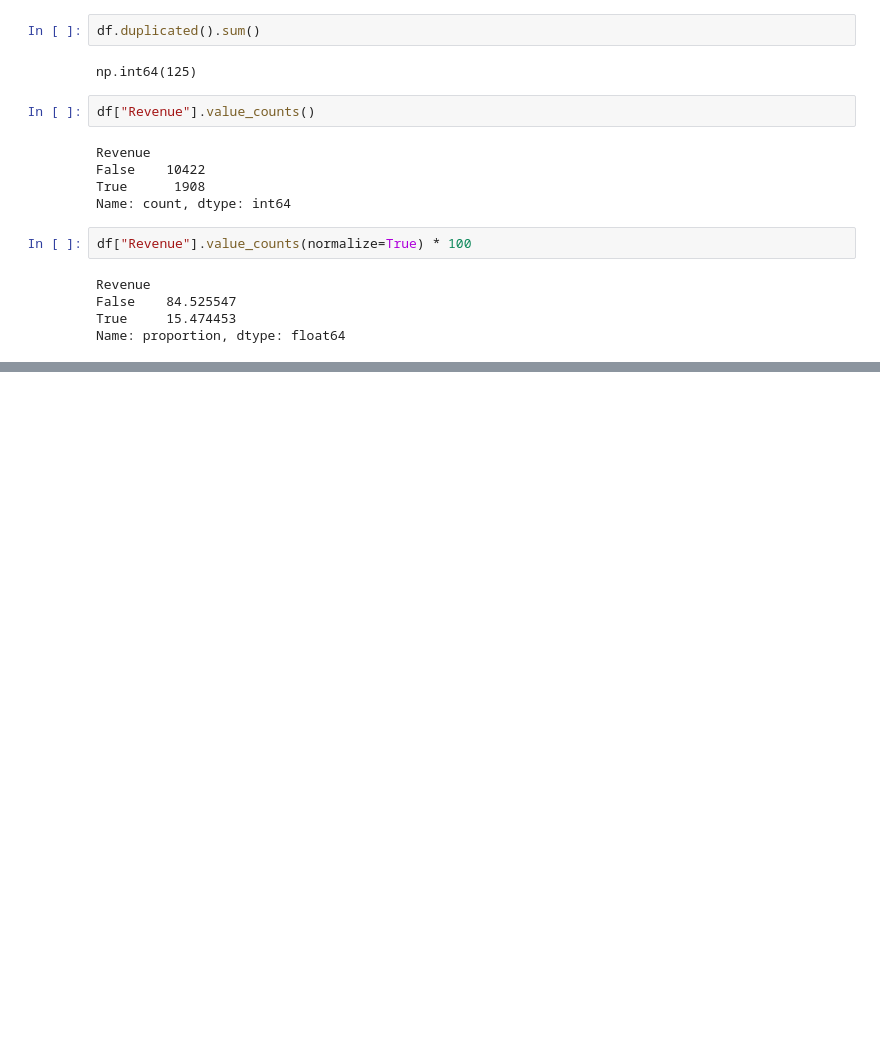
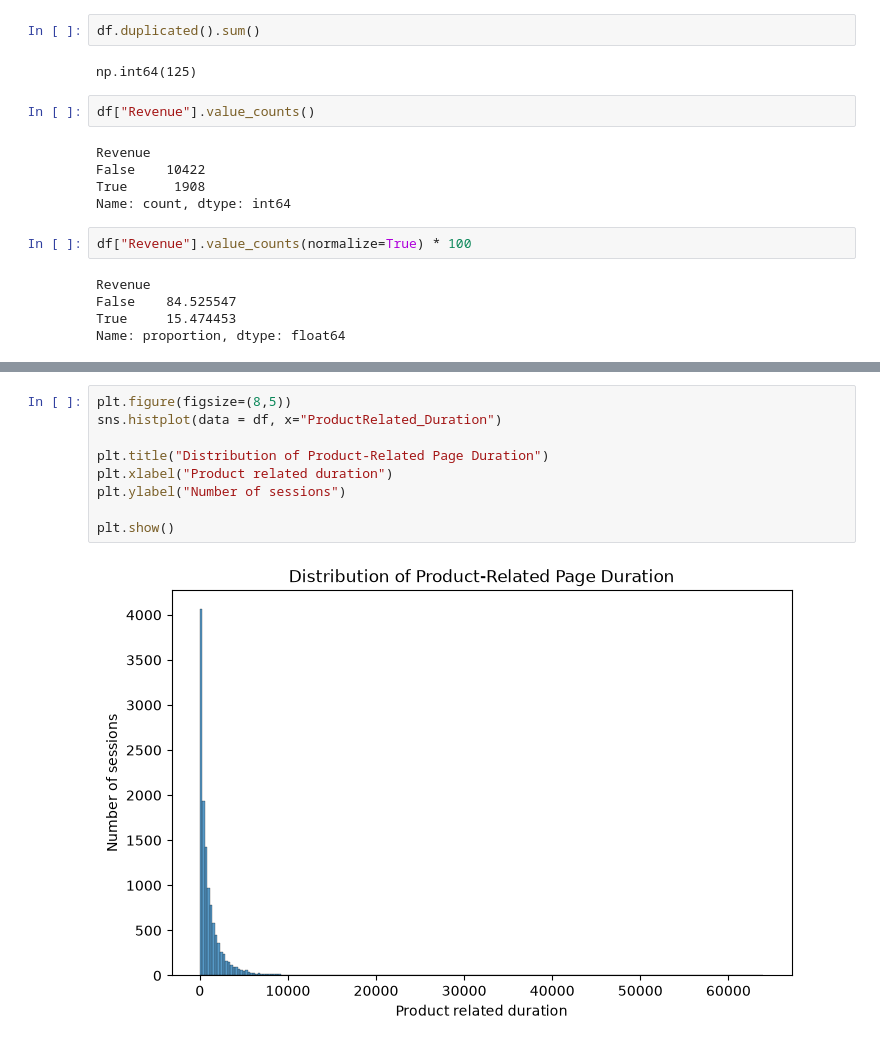
Before and after one commit to devdhruvsingh/ecommerce-purchase-predictions, a Jupyter notebook: notebooks/01_data_exploration.ipynb, the cells around one changed output, grey strips where cells are left out. Cells and saved outputs as stored; diff of their text form; blank space fills up the shorter version.

```diff
--- a/notebooks/01_data_exploration.ipynb
+++ b/notebooks/01_data_exploration.ipynb
@@ -151,0 +269,11 @@ Name: proportion, dtype: float64
+# %%
+plt.figure(figsize=(8,5))
+sns.histplot(data = df, x="ProductRelated_Duration")
+
+plt.title("Distribution of Product-Related Page Duration")
+plt.xlabel("Product related duration")
+plt.ylabel("Number of sessions")
+
+plt.show()
+# %% [output]
+[figure, added]
```
Also changed, not shown: parts of 22 cells of this notebook.
